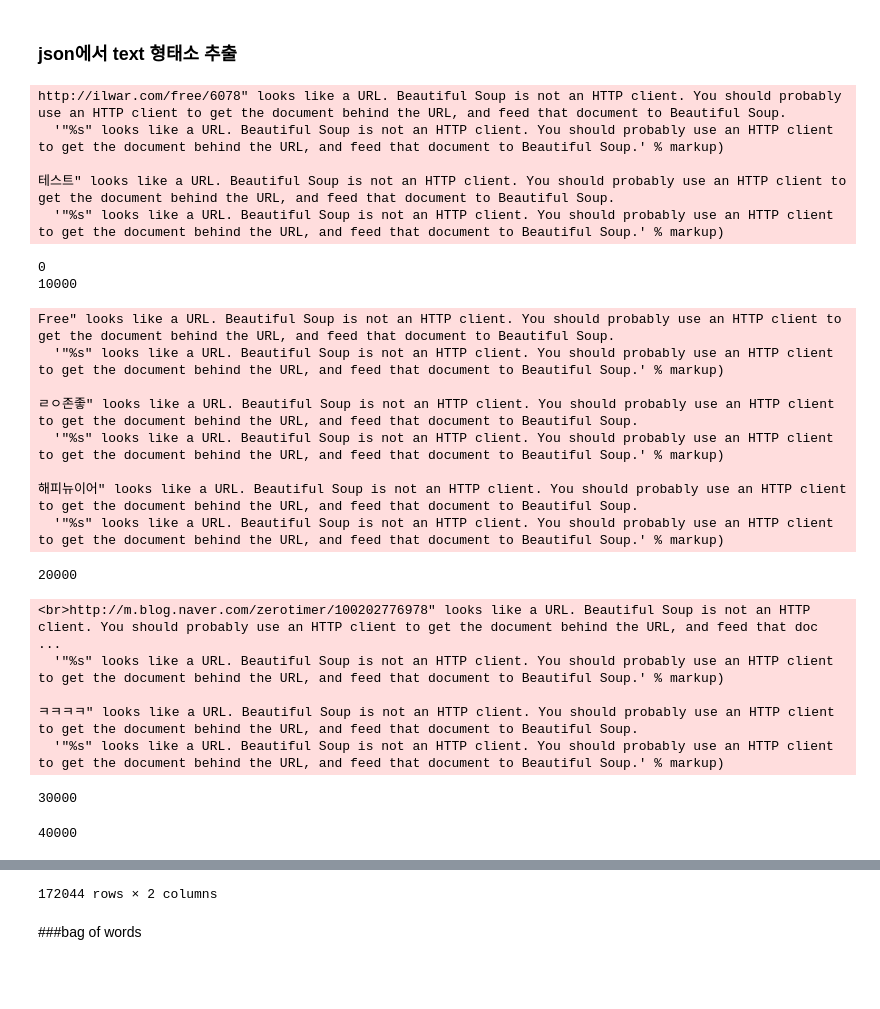
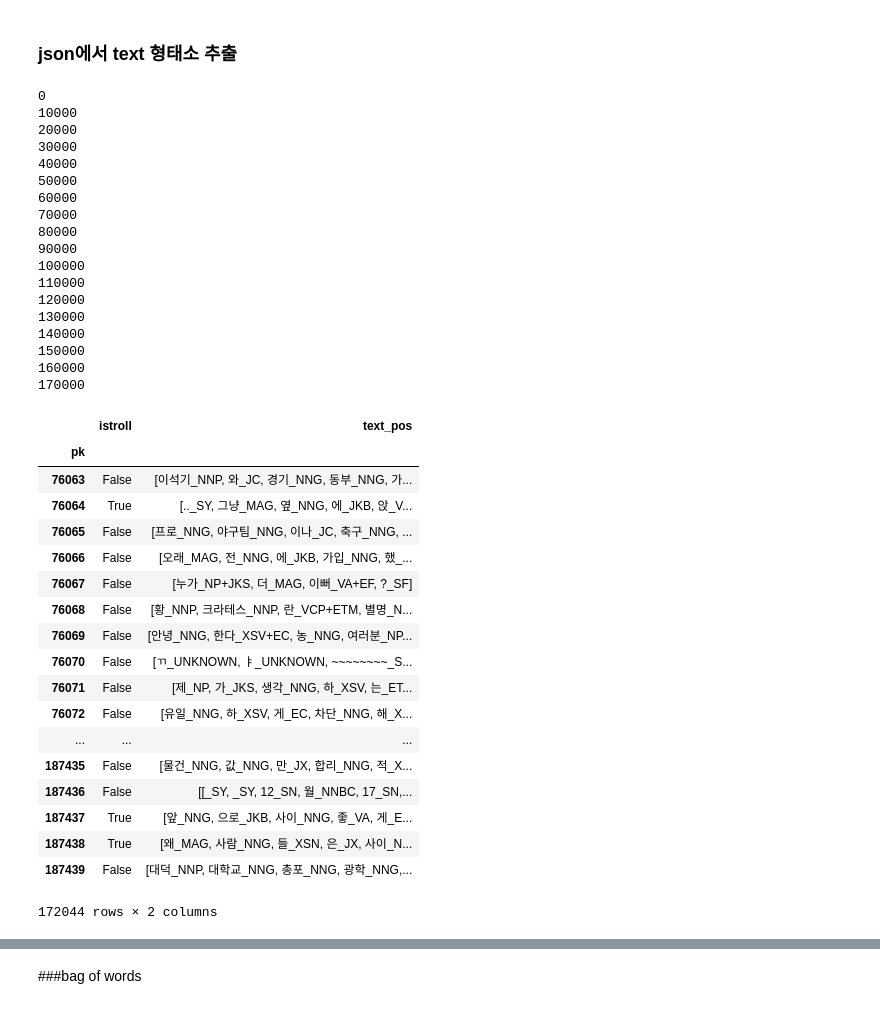
Before and after one commit to MacLunch/MacLunch, a Jupyter notebook: 1.Feature Extraction - Text.ipynb, the cells around one changed output, grey strips where cells are left out. Cells and saved outputs as stored; diff of their text form; code cells hidden in the pictures; blank space fills up the shorter version.

```diff
--- a/1.Feature Extraction - Text.ipynb
+++ b/1.Feature Extraction - Text.ipynb
@@ -5,12 +5,19 @@ import numpy as np
 import pandas as pd
 import json
 import jpype
+import glob
+from random import shuffle
 from bs4 import BeautifulSoup as bs
 
 data_path = "data"
+#data_path = "data(test)"
+
+file_list = glob.glob("%s/*.json" % data_path)
+shuffle(file_list)
 
 json_train=[]
-for i in range(0,18):
-    json_file = json.loads(open("%s/%d.json" % (data_path, i)).read())
+for json_file_name in file_list:
+    print json_file_name
+    json_file = json.loads(open(json_file_name).read())
     json_train += json_file["articles"]
 # %% [output]
@@ -37,44 +44,61 @@ data/9.json
 # %%
 from konlpy.tag import Mecab
 
 mecab = Mecab()
 
 labeled_train = []
 
 for cnt, article in enumerate(json_train):
     text = bs(article["text"],"lxml").text
 
     if cnt % 10000 == 0:
         print cnt
 
     labeled_train.append({
             "istroll": article["is_troll"],
-            "text_pos": ["%s_%s" % (first, second) for first, second in mecab.pos(text)]
+            "text_pos": ["%s_%s" % (first, second) for first, second in mecab.pos(text)],
+            "pk": article["pk"]
         })
 
 labeled_train = pd.DataFrame.from_dict(labeled_train)
+labeled_train = labeled_train.set_index('pk')
+
 labeled_train
 # %% [output]
-http://ilwar.com/free/6078" looks like a URL. Beautiful Soup is not an HTTP client. You should probably use an HTTP client to get the document behind the URL, and feed that document to Beautiful Soup.
-  '"%s" looks like a URL. Beautiful Soup is not an HTTP client. You should probably use an HTTP client to get the document behind the URL, and feed that document to Beautiful Soup.' % markup)
-
-테스트" looks like a URL. Beautiful Soup is not an HTTP client. You should probably use an HTTP client to get the document behind the URL, and feed that document to Beautiful Soup.
-  '"%s" looks like a URL. Beautiful Soup is not an HTTP client. You should probably use an HTTP client to get the document behind the URL, and feed that document to Beautiful Soup.' % markup)
+0
+10000
+20000
+30000
+40000
+50000
+60000
+70000
+80000
+90000
+100000
+110000
+120000
+130000
+140000
+150000
+160000
+170000
+|  | istroll | text_pos |
+| pk |  |  |
+| 76063 | False | [이석기_NNP, 와_JC, 경기_NNG, 동부_NNG, 가... |
+| 76064 | True | [.._SY, 그냥_MAG, 옆_NNG, 에_JKB, 앉_V... |
+| 76065 | False | [프로_NNG, 야구팀_NNG, 이나_JC, 축구_NNG, ... |
+| 76066 | False | [오래_MAG, 전_NNG, 에_JKB, 가입_NNG, 했_... |
+| 76067 | False | [누가_NP+JKS, 더_MAG, 이뻐_VA+EF, ?_SF] |
+| 76068 | False | [황_NNP, 크라테스_NNP, 란_VCP+ETM, 별명_N... |
+| 76069 | False | [안녕_NNG, 한다_XSV+EC, 농_NNG, 여러분_NP... |
+| 76070 | False | [ㄲ_UNKNOWN, ㅑ_UNKNOWN, ~~~~~~~~_S... |
+| 76071 | False | [제_NP, 가_JKS, 생각_NNG, 하_XSV, 는_ET... |
+| 76072 | False | [유일_NNG, 하_XSV, 게_EC, 차단_NNG, 해_X... |
+| ... | ... | ... |
+| 187435 | False | [물건_NNG, 값_NNG, 만_JX, 합리_NNG, 적_X... |
+| 187436 | False | [[_SY, _SY, 12_SN, 월_NNBC, 17_SN,... |
+| 187437 | True | [앞_NNG, 으로_JKB, 사이_NNG, 좋_VA, 게_E... |
+| 187438 | True | [왜_MAG, 사람_NNG, 들_XSN, 은_JX, 사이_N... |
+| 187439 | False | [대덕_NNP, 대학교_NNG, 총포_NNG, 광학_NNG,... |
-0
-10000
+172044 rows × 2 columns
-Free" looks like a URL. Beautiful Soup is not an HTTP client. You should probably use an HTTP client to get the document behind the URL, and feed that document to Beautiful Soup.
-  '"%s" looks like a URL. Beautiful Soup is not an HTTP client. You should probably use an HTTP client to get the document behind the URL, and feed that document to Beautiful Soup.' % markup)
-
-ㄹㅇ존좋" looks like a URL. Beautiful Soup is not an HTTP client. You should probably use an HTTP client to get the document behind the URL, and feed that document to Beautiful Soup.
-  '"%s" looks like a URL. Beautiful Soup is not an HTTP client. You should probably use an HTTP client to get the document behind the URL, and feed that document to Beautiful Soup.' % markup)
-
-해피뉴이어" looks like a URL. Beautiful Soup is not an HTTP client. You should probably use an HTTP client to get the document behind the URL, and feed that document to Beautiful Soup.
-  '"%s" looks like a URL. Beautiful Soup is not an HTTP client. You should probably use an HTTP client to get the document behind the URL, and feed that document to Beautiful Soup.' % markup)
-20000
-<br>http://m.blog.naver.com/zerotimer/100202776978" looks like a URL. Beautiful Soup is not an HTTP client. You should probably use an HTTP client to get the document behind the URL, and feed that doc ...
-  '"%s" looks like a URL. Beautiful Soup is not an HTTP client. You should probably use an HTTP client to get the document behind the URL, and feed that document to Beautiful Soup.' % markup)
-
-ㅋㅋㅋㅋ" looks like a URL. Beautiful Soup is not an HTTP client. You should probably use an HTTP client to get the document behind the URL, and feed that document to Beautiful Soup.
-  '"%s" looks like a URL. Beautiful Soup is not an HTTP client. You should probably use an HTTP client to get the document behind the URL, and feed that document to Beautiful Soup.' % markup)
-30000
-40000
@@ -111,4 +105,3 @@ Free" looks like a URL. Beautiful Soup is not an HTTP client. You should probabl
-172044 rows × 2 columns
 # %% [markdown]
 ###bag of words
 # %%
```
Also changed, not shown: parts of 5 cells of this notebook, 5 other files.
